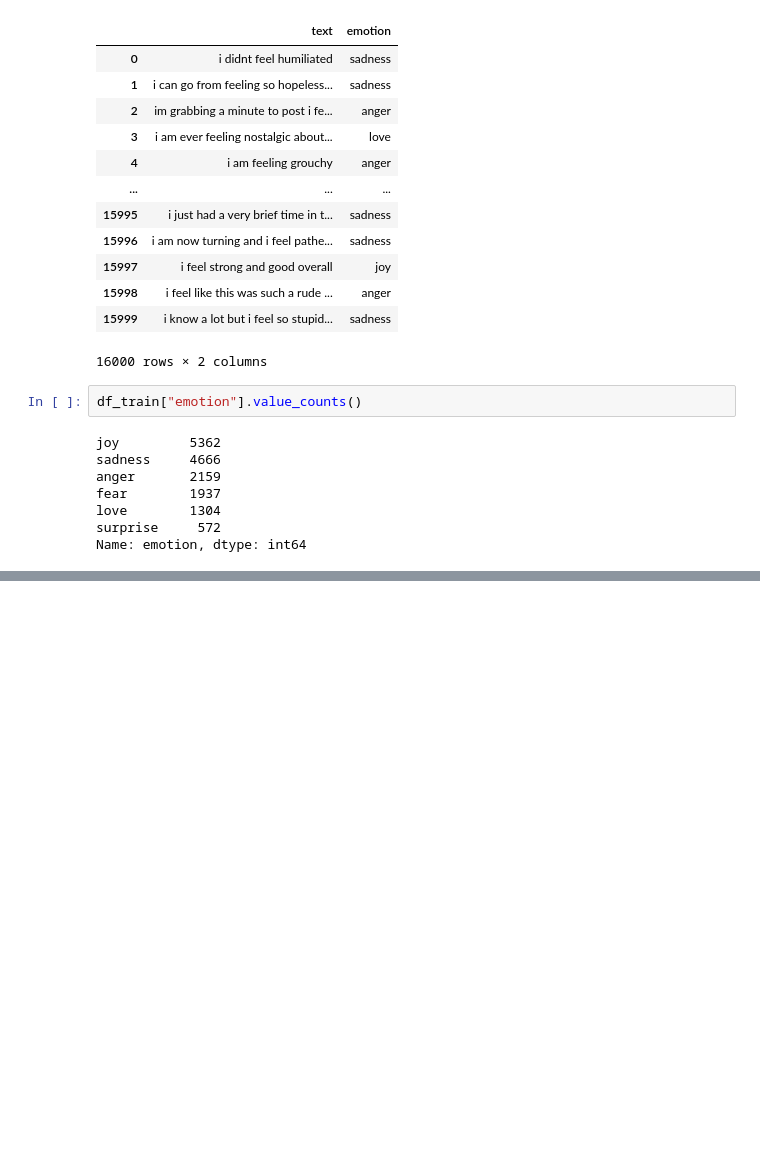
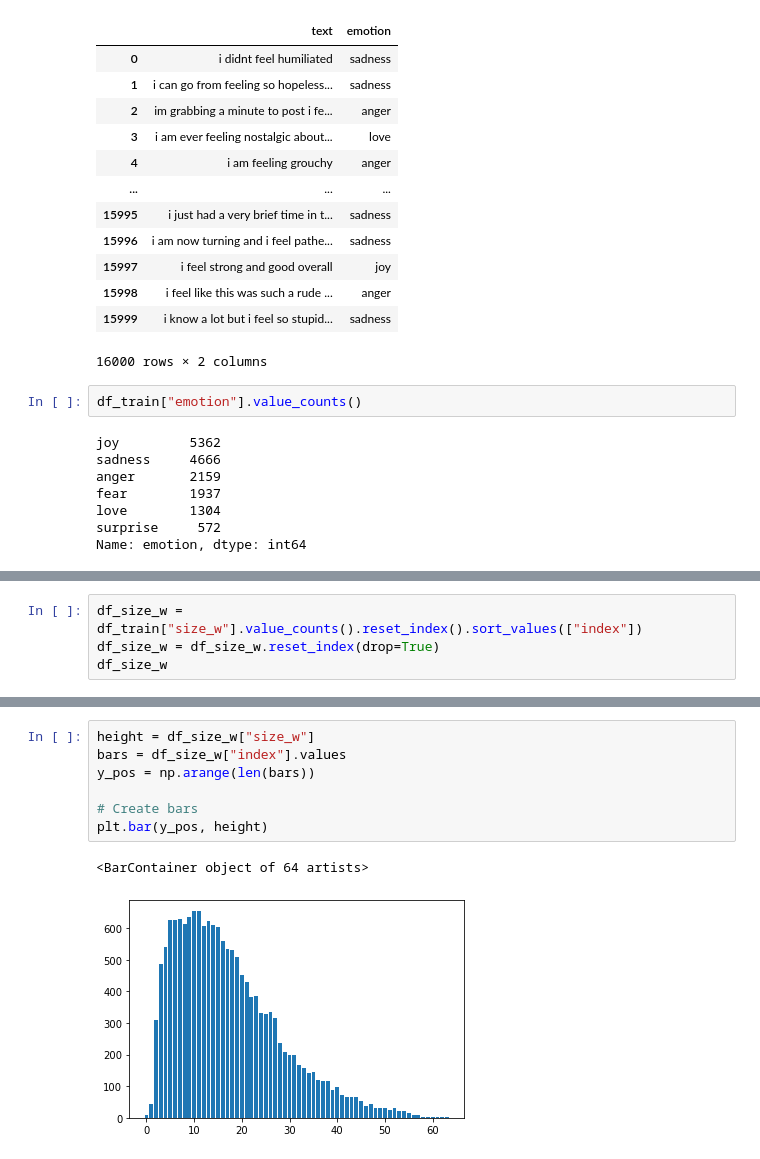
Before and after one commit to Picrik/hacktoberfest_IBMInteractiveStrasbourg, a Jupyter notebook: DEV_analysis.ipynb, the cells around one changed output, grey strips where cells are left out. Cells and saved outputs as stored; diff of their text form; blank space fills up the shorter version.

```diff
--- a/DEV_analysis.ipynb
+++ b/DEV_analysis.ipynb
@@ -40,0 +56,4 @@ Name: emotion, dtype: int64
+# %%
+df_size_w = df_train["size_w"].value_counts().reset_index().sort_values(["index"])
+df_size_w = df_size_w.reset_index(drop=True)
+df_size_w
@@ -40,0 +122,10 @@ Name: emotion, dtype: int64
+# %%
+height = df_size_w["size_w"]
+bars = df_size_w["index"].values
+y_pos = np.arange(len(bars))
+
+# Create bars
+plt.bar(y_pos, height)
+# %% [output]
+<BarContainer object of 64 artists>
+[figure, added]
```
Also changed, not shown: parts of 8 cells of this notebook.
